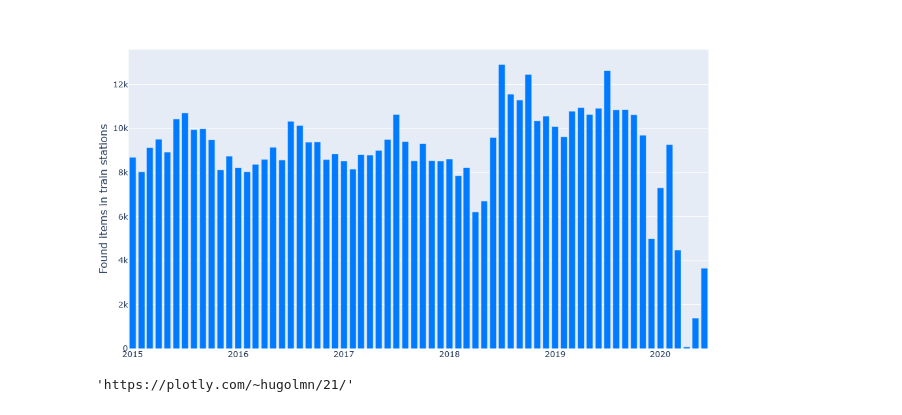
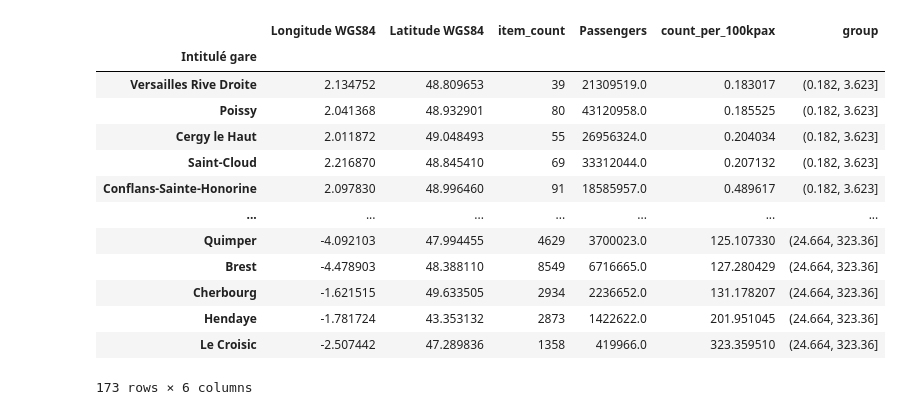
Before and after one commit to hugolmn/dataviz, a Jupyter notebook: SNCF_found_item_2.ipynb, the cells around one changed output. Cells and saved outputs as stored; diff of their text form; code cells hidden in the pictures.

```diff
--- a/SNCF_found_item_2.ipynb
+++ b/SNCF_found_item_2.ipynb
@@ -77,37 +25,15 @@ df_months.index = pd.to_datetime(dict(year=[i[0] for i in df_months.index], mont
-# %%
-fig = go.Figure()
-fig.add_trace(
-    go.Bar(
-        x=df_months.index,
-        y=df_months,
-        text=df_months,
-        meta = df_months,
-        hoverinfo="x+y",
-        marker_color="#007bff",
-))
-
-fig.update_layout(
-    width=800,
-    height=525,
-    yaxis=dict(title="Found items in train stations", titlefont=dict(size=16)),
-    margin={'l': 30, 'r': 30, 't': 50, 'b': 0},
-)
-# %% [output]
-[figure, removed]
-# %%
-py.plot(fig, filename='sncf-monthly-found-items', auto_open=True)
-# %% [output]
-'https://plotly.com/~hugolmn/21/'
 # %%
-df_stations = df.loc[(df.Date.dt.year >= 2015) & (df.Date.dt.year <= 2018)].copy()
-df_stations['Passengers'] =(df_stations['Total Voyageurs 2018']
-                    + df_stations['Total Voyageurs 2017']
-                    + df_stations['Total Voyageurs 2016']
-                    + df_stations['Total Voyageurs 2015'])
-df_stations = (df_stations.groupby(by="Intitulé gare")
-            .agg({'Longitude WGS84': 'first',
-                  'Latitude WGS84': 'first',
-                  'Nature d\'objets': len,
-                  'Passengers': 'first',}
-                  )
-            .rename(columns={'Nature d\'objets': 'Count',}))
+df = df.loc[(df.Date.dt.year >= 2015) & (df.Date.dt.year <= 2018)]
+
+df['Passengers'] =(df['Total Voyageurs 2018']
+                    + df['Total Voyageurs 2017']
+                    + df['Total Voyageurs 2016']
+                    + df['Total Voyageurs 2015'])
+
+df = (df.groupby(by="Intitulé gare")
+        .agg({'Longitude WGS84': 'first',
+              'Latitude WGS84': 'first',
+              'Nature d\'objets': len,
+              'Passengers': 'first'})
+        .rename(columns={'Nature d\'objets': 'item_count'})
+)
@@ -117,3 +46,20 @@ df_stations['category'] = pd.cut(df_stations['Count'], bins=[1e1, 2.5e2, 1e3, 5e
+# %%
+df.sort_values('count_per_100kpax')
+# %% [output]
+|  | Longitude WGS84 | Latitude WGS84 | item_count | Passengers | count_per_100kpax | group |
+| Intitulé gare |  |  |  |  |  |  |
+| Versailles Rive Droite | 2.134752 | 48.809653 | 39 | 21309519.0 | 0.183017 | (0.182, 3.623] |
+| Poissy | 2.041368 | 48.932901 | 80 | 43120958.0 | 0.185525 | (0.182, 3.623] |
+| Cergy le Haut | 2.011872 | 49.048493 | 55 | 26956324.0 | 0.204034 | (0.182, 3.623] |
+| Saint-Cloud | 2.216870 | 48.845410 | 69 | 33312044.0 | 0.207132 | (0.182, 3.623] |
+| Conflans-Sainte-Honorine | 2.097830 | 48.996460 | 91 | 18585957.0 | 0.489617 | (0.182, 3.623] |
+| ... | ... | ... | ... | ... | ... | ... |
+| Quimper | -4.092103 | 47.994455 | 4629 | 3700023.0 | 125.107330 | (24.664, 323.36] |
+| Brest | -4.478903 | 48.388110 | 8549 | 6716665.0 | 127.280429 | (24.664, 323.36] |
+| Cherbourg | -1.621515 | 49.633505 | 2934 | 2236652.0 | 131.178207 | (24.664, 323.36] |
+| Hendaye | -1.781724 | 43.353132 | 2873 | 1422622.0 | 201.951045 | (24.664, 323.36] |
+| Le Croisic | -2.507442 | 47.289836 | 1358 | 419966.0 | 323.359510 | (24.664, 323.36] |
+173 rows × 6 columns
 # %%
 # Map
 fig = go.Figure()
```
Also changed, not shown: parts of 13 cells of this notebook.
